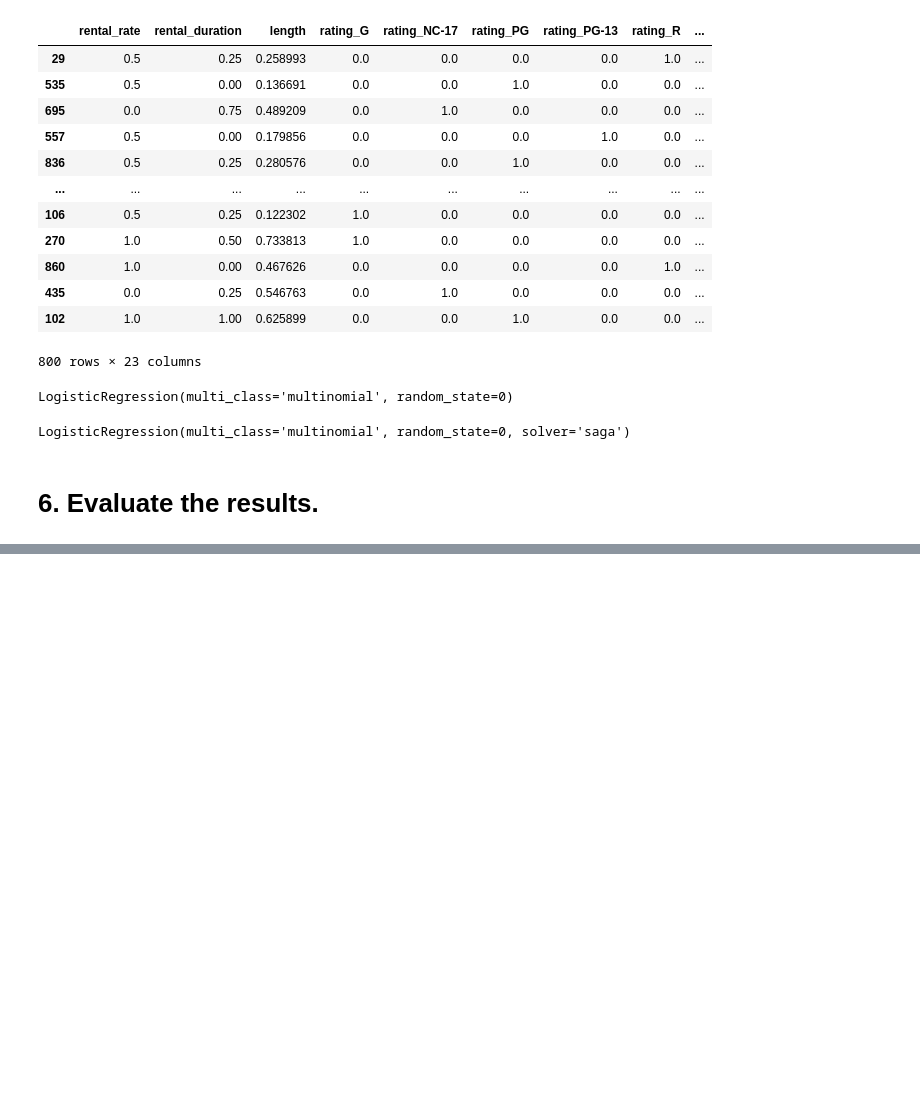
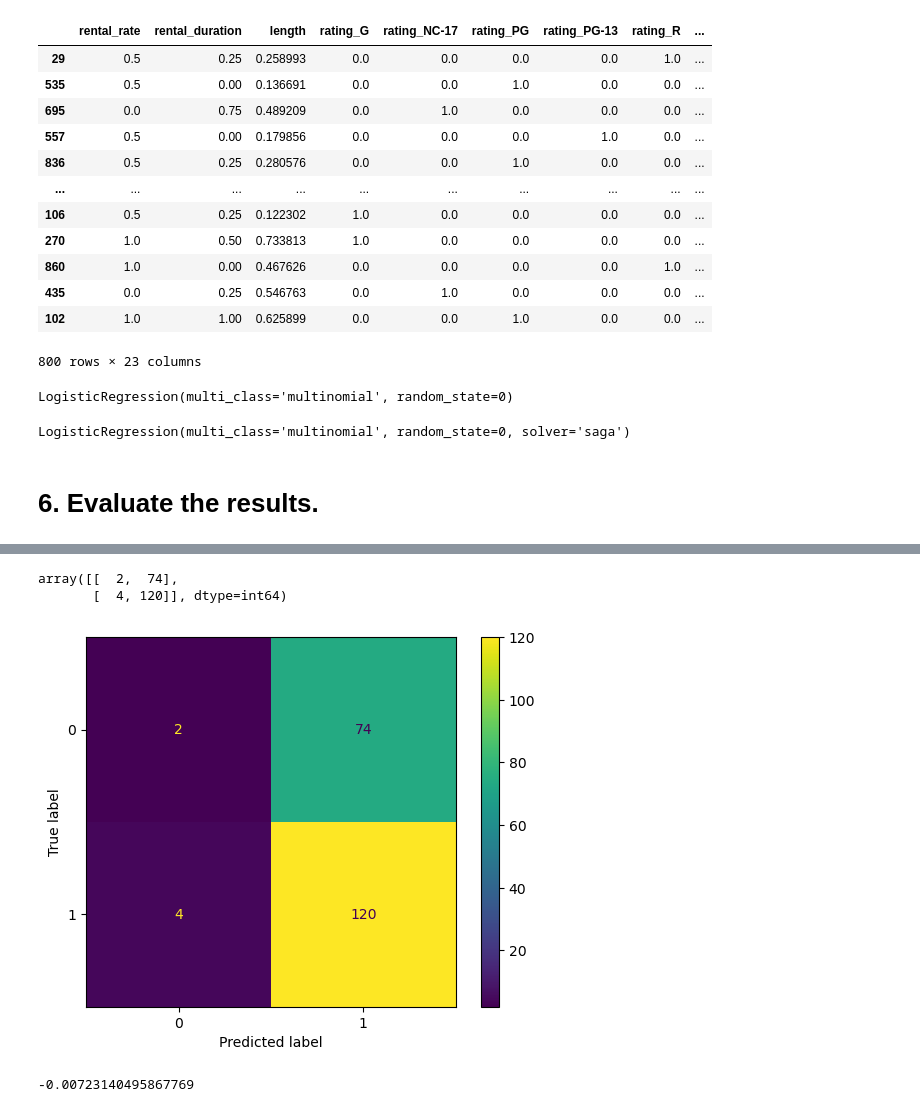
Before and after one commit to Simran2809/lab-predictions-logistic-regression, a Jupyter notebook: Lab_Making predictions with logistic regression.ipynb, the cells around one changed output, grey strips where cells are left out. Drawn from its saved outputs; the diff is of its cells as text; code cells hidden in the pictures; blank space fills up the shorter version.

```diff
--- a/Lab_Making predictions with logistic regression.ipynb
+++ b/Lab_Making predictions with logistic regression.ipynb
@@ -381,0 +368,11 @@ NameError: name 'accuracy_score' is not defined
+# %%
+X_test_transformed = pd.concat([X_test_norm, X_test_cat], axis=1)
+# %%
+# Now we can make predictions on the test set:
+y_test_pred = classification.predict(X_test_transformed)
+print(y_test_pred)
+
+from sklearn.metrics import accuracy_score
+
+print(accuracy_score(y_test,y_test_pred))
+classification.score(X_test_transformed, y_test) # Accuracy for classification models and R2 for regression mnodels
@@ -381,0 +399,21 @@ NameError: name 'accuracy_score' is not defined
+# %%
+from sklearn.metrics import confusion_matrix, ConfusionMatrixDisplay
+
+confusion_matrix(y_test, y_test_pred)
+# %% [output]
+array([[  2,  74],
+       [  4, 120]], dtype=int64)
+# %%
+cm_test = confusion_matrix(y_test, y_test_pred)
+
+disp = ConfusionMatrixDisplay(cm_test,display_labels=classification.classes_)
+disp.plot()
+plt.show()
+# %% [output]
+[figure, added]
+# %%
+from sklearn.metrics import cohen_kappa_score
+
+cohen_kappa_score(y_test, y_test_pred)
+# %% [output]
+-0.00723140495867769
```
Also changed, not shown: parts of 5 cells of this notebook.
